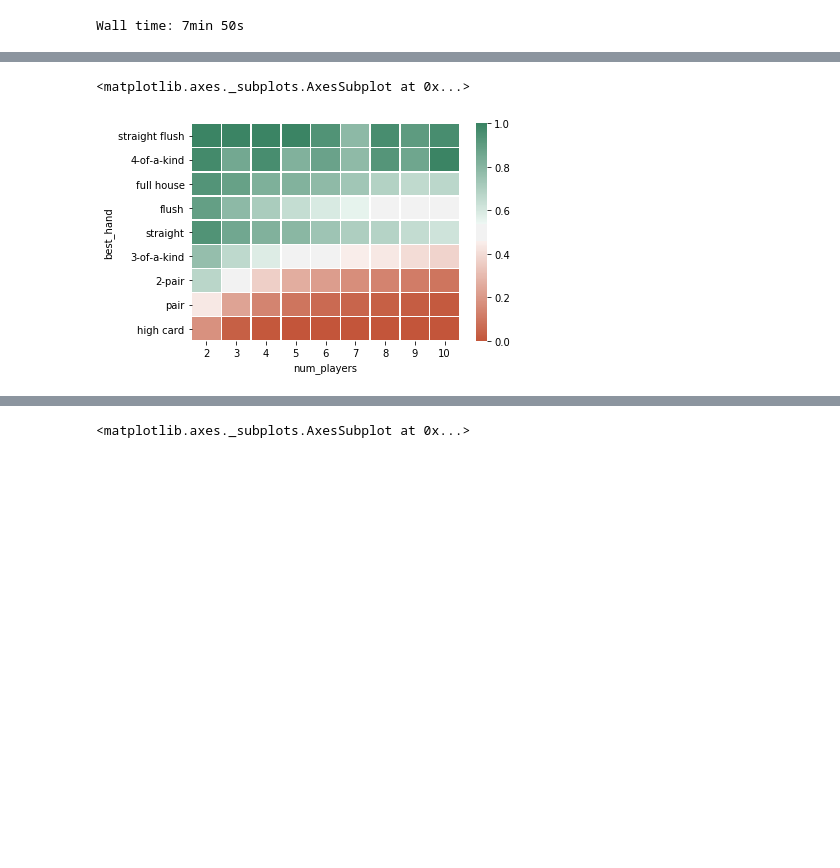
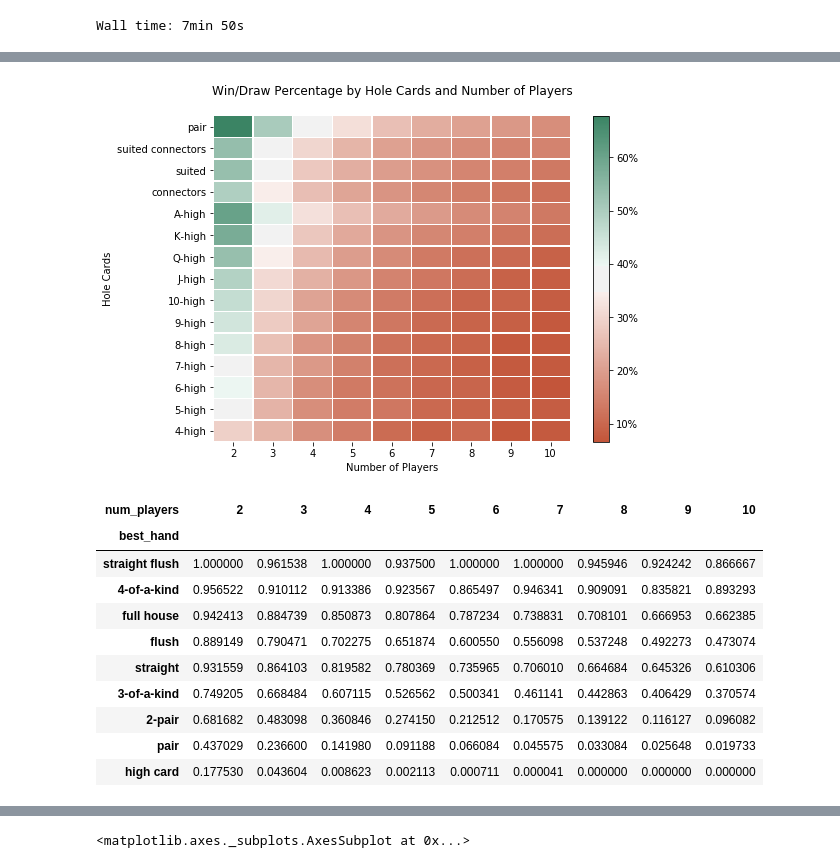
Before and after one commit to rahosbach/texas-holdem-simulator, a Jupyter notebook: texas_holdem_sim.ipynb, the cells around one changed output, grey strips where cells are left out. Cells and saved outputs as stored; diff of their text form; code cells hidden in the pictures; blank space fills up the shorter version.

```diff
--- a/texas_holdem_sim.ipynb
+++ b/texas_holdem_sim.ipynb
@@ -545,7 +570,9 @@ players = range(2, 11)
 num_cores = multiprocessing.cpu_count()
 # %%
 %%time
-# Simulate 10,000 games of Texas Holdem' for each of 2-10 players
+# Simulate 1,000 games of Texas Holdem' for each of 2-10 players
 texas_results_parallel = list(chain.from_iterable(
-    Parallel(n_jobs=num_cores)(delayed(simulator_parallel)(players=i, game='texas', num_games=10_000) for i in players)))
+    Parallel(n_jobs=num_cores)(
+        delayed(simulator_parallel)
+        (players=i, named_tuples=create_named_tuples(), game='texas', num_games=1_000) for i in players)))
 # %% [output]
@@ -618,0 +595,21 @@ print(omaha_results_df.head())
+# %%
+def create_results_df(results, texas=True):
+    results_df = pd.DataFrame(results)
+    results_df2 = pd.concat([results_df, pd.get_dummies(results_df['result'])], axis=1)
+    results_df2['best_hand'] = pd.Categorical(
+        results_df2['best_hand'],
+        ['royal flush', 'straight flush', '4-of-a-kind', 'full house', 'flush', 'straight',
+         '3-of-a-kind', '2-pair', 'pair', 'high card'])
+    if texas:
+        results_df2['hole_cards'] = pd.Categorical(
+            results_df2['hole_cards'],
+            ['pair', 'suited connectors', 'suited', 'connectors', 'A-high', 'K-high', 'Q-high', 'J-high',
+             '10-high', '9-high', '8-high', '7-high', '6-high', '5-high', '4-high'])
+    return results_df2
+
+
+texas_results_df = create_results_df(texas_results_parallel, texas=True)
+#omaha_results_df = create_results_df(omaha_results_parallel, texas=False)
+
+texas_results_df.head()
+#omaha_results_df.head()
@@ -628,8 +644,30 @@ sns.heatmap(pd.DataFrame(win_draw_by_hole_cards).sort_values('hole_cards').reset
+# %%
+win_draw_by_hole_cards = texas_results_df.groupby(['num_players', 'hole_cards']).apply(lambda x: (np.sum(x.Win) + np.sum(x.Draw)) / (np.sum(x.Win) + np.sum(x.Draw) + np.sum(x.Loss)))
+
+plt.figure(figsize=(8,6))
+ax = sns.heatmap(pd.DataFrame(win_draw_by_hole_cards).sort_values('hole_cards').reset_index().pivot('hole_cards', 'num_players', 0),
+            cmap=sns.diverging_palette(20, 150, sep=20, as_cmap=True),
+            linewidths=.5,
+            cbar=False)
+ax.set(xlabel='Number of Players', ylabel='Hole Cards', title='Win/Draw Percentage by Hole Cards and Number of Players\n')
+cbar = ax.figure.colorbar(ax.collections[0])
+cbar.set_ticks([0.1, 0.2, 0.3, 0.4, 0.5, 0.6, 0.7])
+cbar.set_ticklabels(["10%", "20%", "30%", "40%", "50%", "60%", "70%"])
+ax.figure.savefig('heatmap_hole_cards.svg', bbox_inches="tight")
+# %% [output]
+[figure, added]
 # %%
-texas_win_draw_by_best_hand = texas_results_df2.groupby(['num_players', 'best_hand']).apply(lambda x: (np.sum(x.Win) + np.sum(x.Draw)) / (np.sum(x.Win) + np.sum(x.Draw) + np.sum(x.Loss)))
-sns.heatmap(pd.DataFrame(texas_win_draw_by_best_hand).sort_values('best_hand').reset_index().pivot('best_hand', 'num_players', 0),
-            cmap=sns.diverging_palette(20, 150, sep=20, as_cmap=True),
-            linewidths=.5)
+texas_win_draw_by_best_hand = texas_results_df.groupby(['num_players', 'best_hand']).apply(lambda x: (np.sum(x.Win) + np.sum(x.Draw)) / (np.sum(x.Win) + np.sum(x.Draw) + np.sum(x.Loss)))
+pd.DataFrame(texas_win_draw_by_best_hand).sort_values('best_hand').reset_index().pivot('best_hand', 'num_players', 0)
 # %% [output]
-<matplotlib.axes._subplots.AxesSubplot at 0x...>
-[figure, removed]
+| num_players | 2 | 3 | 4 | 5 | 6 | 7 | 8 | 9 | 10 |
+| best_hand |  |  |  |  |  |  |  |  |  |
+| straight flush | 1.000000 | 0.961538 | 1.000000 | 0.937500 | 1.000000 | 1.000000 | 0.945946 | 0.924242 | 0.866667 |
+| 4-of-a-kind | 0.956522 | 0.910112 | 0.913386 | 0.923567 | 0.865497 | 0.946341 | 0.909091 | 0.835821 | 0.893293 |
+| full house | 0.942413 | 0.884739 | 0.850873 | 0.807864 | 0.787234 | 0.738831 | 0.708101 | 0.666953 | 0.662385 |
+| flush | 0.889149 | 0.790471 | 0.702275 | 0.651874 | 0.600550 | 0.556098 | 0.537248 | 0.492273 | 0.473074 |
+| straight | 0.931559 | 0.864103 | 0.819582 | 0.780369 | 0.735965 | 0.706010 | 0.664684 | 0.645326 | 0.610306 |
+| 3-of-a-kind | 0.749205 | 0.668484 | 0.607115 | 0.526562 | 0.500341 | 0.461141 | 0.442863 | 0.406429 | 0.370574 |
+| 2-pair | 0.681682 | 0.483098 | 0.360846 | 0.274150 | 0.212512 | 0.170575 | 0.139122 | 0.116127 | 0.096082 |
+| pair | 0.437029 | 0.236600 | 0.141980 | 0.091188 | 0.066084 | 0.045575 | 0.033084 | 0.025648 | 0.019733 |
+| high card | 0.177530 | 0.043604 | 0.008623 | 0.002113 | 0.000711 | 0.000041 | 0.000000 | 0.000000 | 0.000000 |
```
Also changed, not shown: parts of 18 cells of this notebook.
